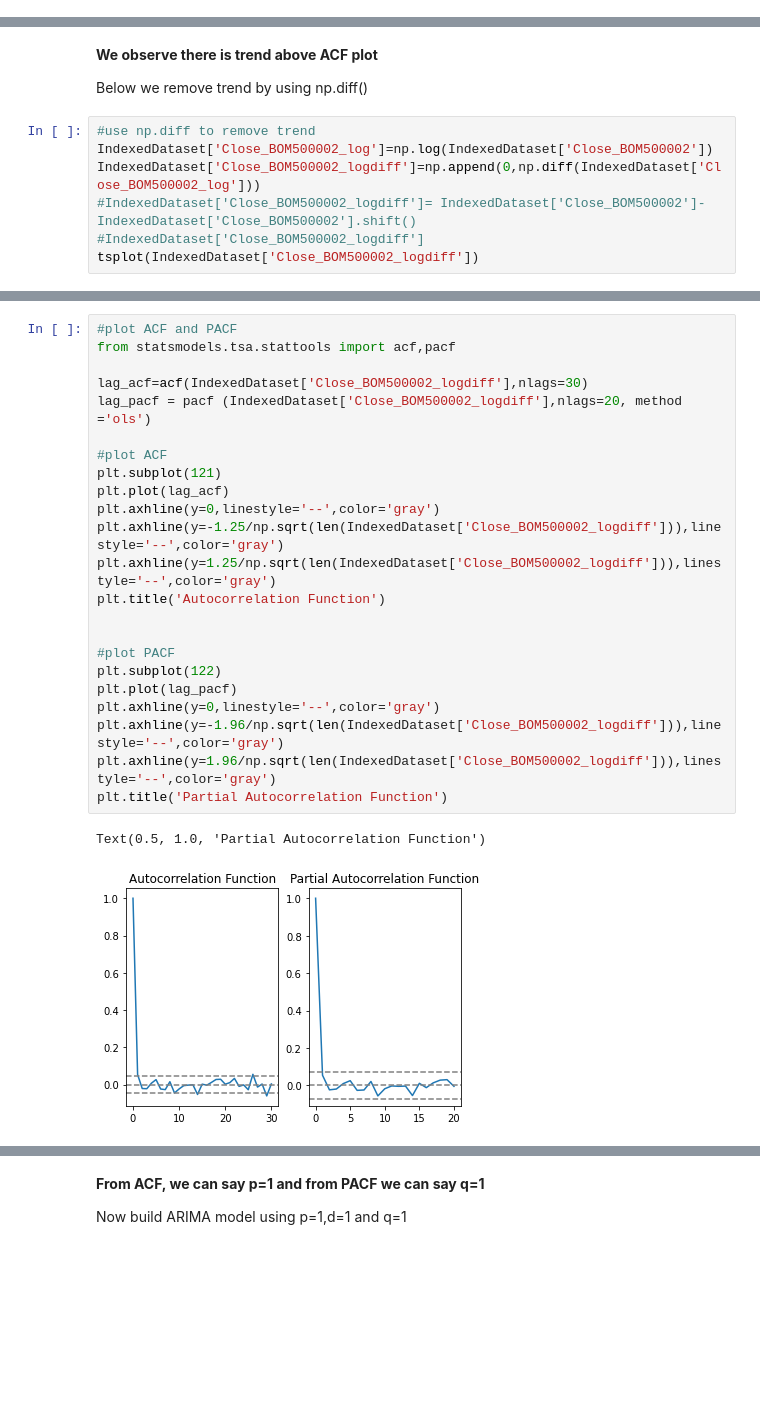
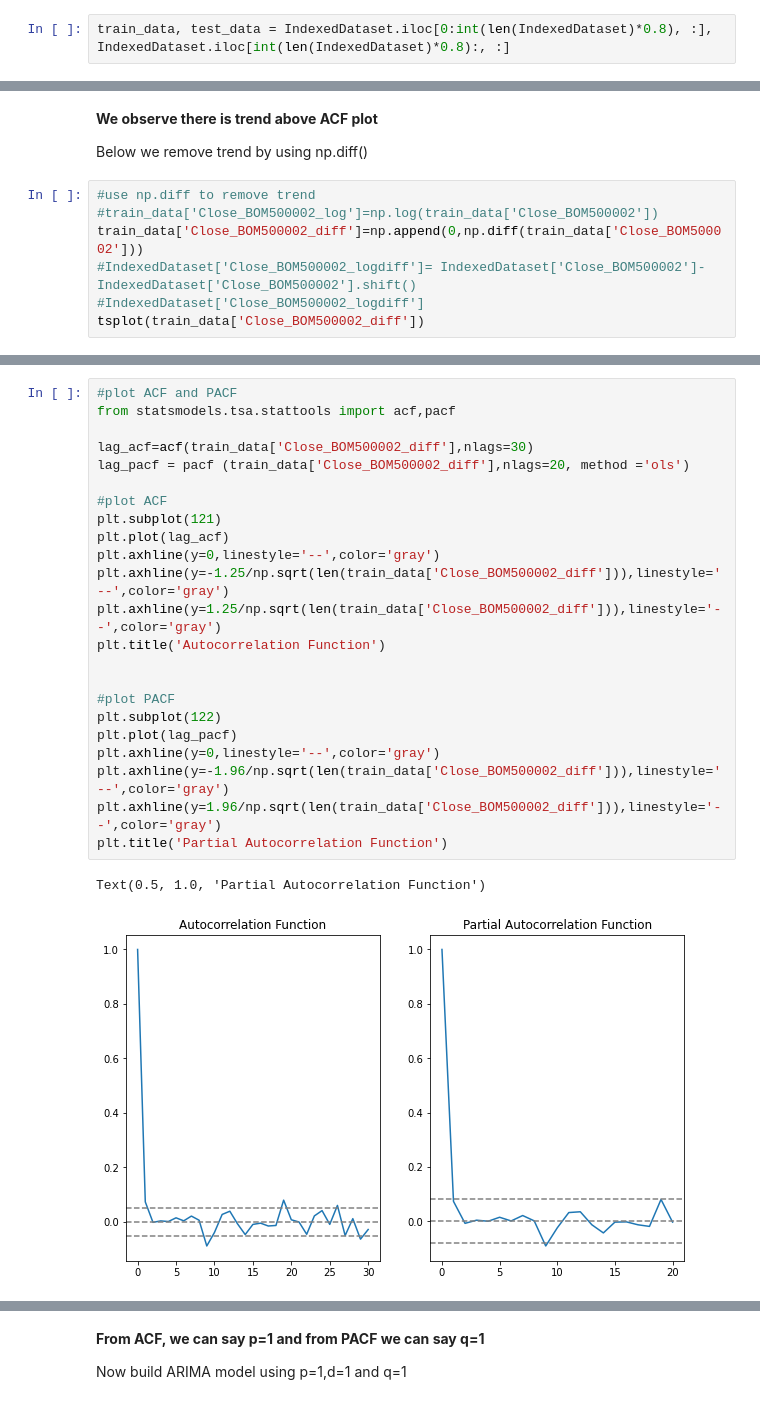
Before and after one commit to santoshgurujula/Springboard, a Jupyter notebook: TimeSeriesModel.ipynb, the cells around one changed output, grey strips where cells are left out. Cells and saved outputs as stored; diff of their text form; blank space fills up the shorter version.

```diff
--- a/TimeSeriesModel.ipynb
+++ b/TimeSeriesModel.ipynb
@@ -142,0 +163,2 @@ plt.close()
+# %%
+train_data, test_data = IndexedDataset.iloc[0:int(len(IndexedDataset)*0.8), :], IndexedDataset.iloc[int(len(IndexedDataset)*0.8):, :]
@@ -206,9 +268,9 @@ tsplot(IndexedDataset['Close_BOM500002'])
 Below  we remove trend by using np.diff()
 # %%
 #use np.diff to remove trend
-IndexedDataset['Close_BOM500002_log']=np.log(IndexedDataset['Close_BOM500002'])
-IndexedDataset['Close_BOM500002_logdiff']=np.append(0,np.diff(IndexedDataset['Close_BOM500002_log']))
+#train_data['Close_BOM500002_log']=np.log(train_data['Close_BOM500002'])
+train_data['Close_BOM500002_diff']=np.append(0,np.diff(train_data['Close_BOM500002']))
 #IndexedDataset['Close_BOM500002_logdiff']= IndexedDataset['Close_BOM500002']-IndexedDataset['Close_BOM500002'].shift()
 #IndexedDataset['Close_BOM500002_logdiff']
-tsplot(IndexedDataset['Close_BOM500002_logdiff'])
+tsplot(train_data['Close_BOM500002_diff'])
 # %% [output]
@@ -243,26 +346,26 @@ and confirm the data is stationary**
 # %%
 #plot ACF and PACF
 from statsmodels.tsa.stattools import acf,pacf
 
-lag_acf=acf(IndexedDataset['Close_BOM500002_logdiff'],nlags=30)
-lag_pacf = pacf (IndexedDataset['Close_BOM500002_logdiff'],nlags=20, method ='ols')
+lag_acf=acf(train_data['Close_BOM500002_diff'],nlags=30)
+lag_pacf = pacf (train_data['Close_BOM500002_diff'],nlags=20, method ='ols')
 
 #plot ACF
 plt.subplot(121)
 plt.plot(lag_acf)
 plt.axhline(y=0,linestyle='--',color='gray')
-plt.axhline(y=-1.25/np.sqrt(len(IndexedDataset['Close_BOM500002_logdiff'])),linestyle='--',color='gray')
-plt.axhline(y=1.25/np.sqrt(len(IndexedDataset['Close_BOM500002_logdiff'])),linestyle='--',color='gray')
+plt.axhline(y=-1.25/np.sqrt(len(train_data['Close_BOM500002_diff'])),linestyle='--',color='gray')
+plt.axhline(y=1.25/np.sqrt(len(train_data['Close_BOM500002_diff'])),linestyle='--',color='gray')
 plt.title('Autocorrelation Function')
 
 
 #plot PACF
 plt.subplot(122)
 plt.plot(lag_pacf)
 plt.axhline(y=0,linestyle='--',color='gray')
-plt.axhline(y=-1.96/np.sqrt(len(IndexedDataset['Close_BOM500002_logdiff'])),linestyle='--',color='gray')
-plt.axhline(y=1.96/np.sqrt(len(IndexedDataset['Close_BOM500002_logdiff'])),linestyle='--',color='gray')
+plt.axhline(y=-1.96/np.sqrt(len(train_data['Close_BOM500002_diff'])),linestyle='--',color='gray')
+plt.axhline(y=1.96/np.sqrt(len(train_data['Close_BOM500002_diff'])),linestyle='--',color='gray')
 plt.title('Partial Autocorrelation Function')
 # %% [output]
 Text(0.5, 1.0, 'Partial Autocorrelation Function')
-[figure, old version]
+[figure, new version]
```
Also changed, not shown: parts of 36 cells of this notebook.
